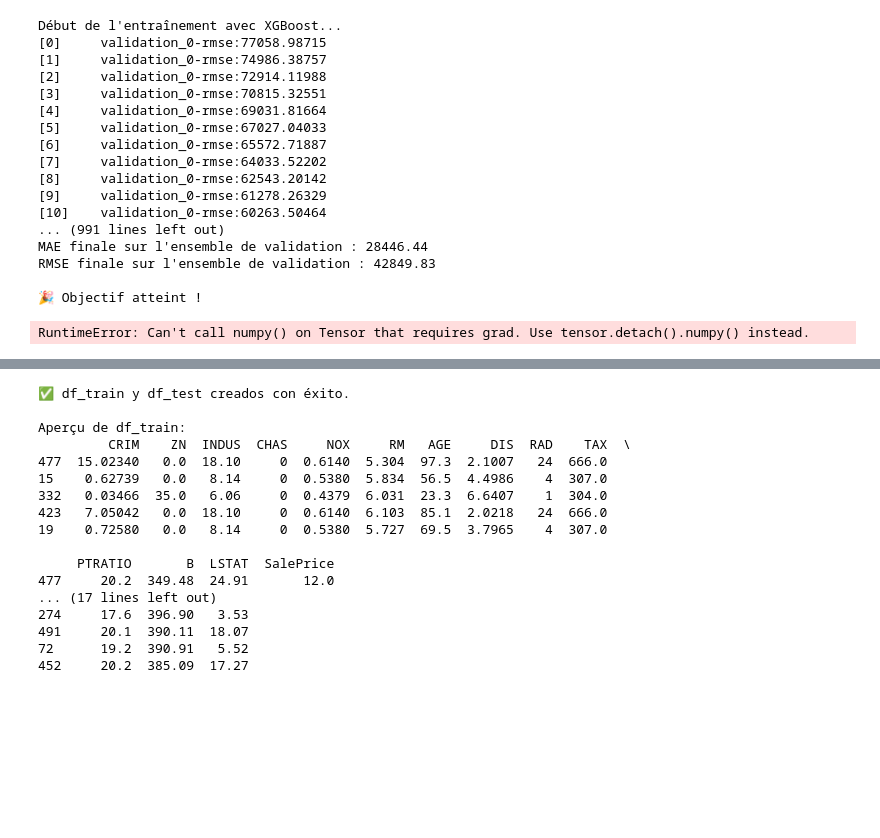
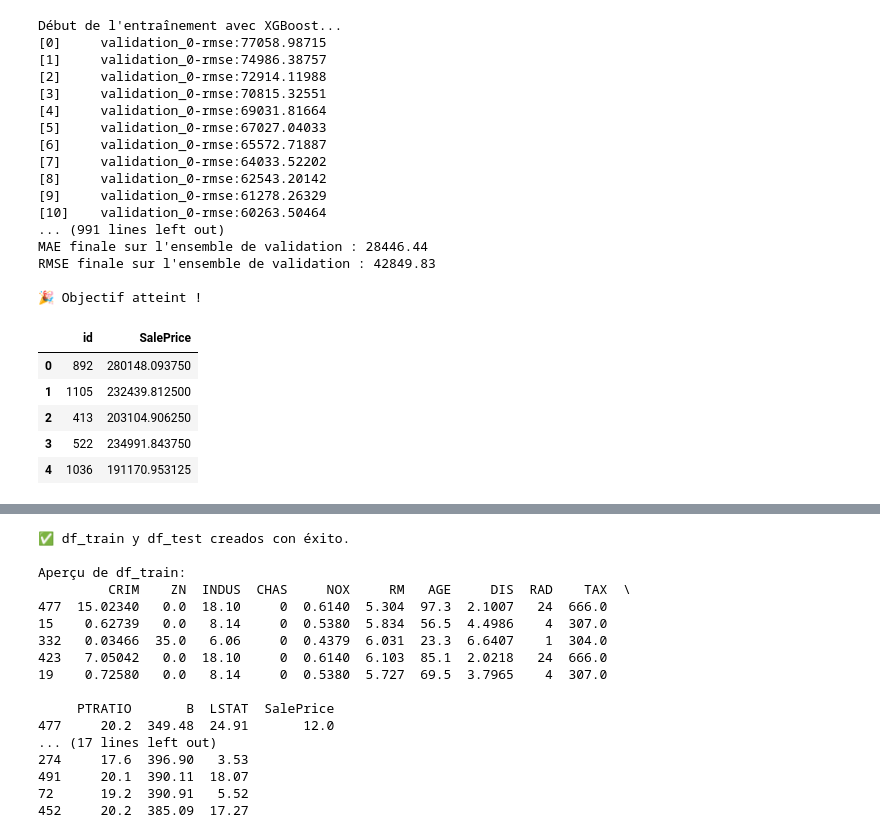
Before and after one commit to racousin/data_science_practice_2025, a Jupyter notebook: ayouboa30/module3/module3_exercise1.ipynb, the cells around one changed output, grey strips where cells are left out. Saved outputs shown, nothing was run; the diff lists cells and outputs as text; code cells hidden in the pictures; blank space fills up the shorter version.

```diff
--- a/ayouboa30/module3/module3_exercise1.ipynb
+++ b/ayouboa30/module3/module3_exercise1.ipynb
@@ -179,13 +179,21 @@ cols = X_test.columns
 for col in cols:
     m = X_test[col].mean()
     X_test[col] = X_test[col].apply(lambda x: replace(x, m))
+# %%
+# Mettre X_test à l'échelle PUIS prédire en une seule ligne
+predictions = xgbr.predict(scaler.transform(X_test))
 # %%
 submission = pd.DataFrame({
     'id': X_test.index,
-    'SalePrice': y_pred.detach().numpy()
+    'SalePrice': predictions
 })
 
 submission.to_csv('submission.csv', index=False, sep=',')
 submission.head()
 # %% [output]
-RuntimeError: Can't call numpy() on Tensor that requires grad. Use tensor.detach().numpy() instead.
+|  | id | SalePrice |
+| 0 | 892 | 280148.093750 |
+| 1 | 1105 | 232439.812500 |
+| 2 | 413 | 203104.906250 |
+| 3 | 522 | 234991.843750 |
+| 4 | 1036 | 191170.953125 |
```
Also changed, not shown: parts of 1 cell of this notebook.
